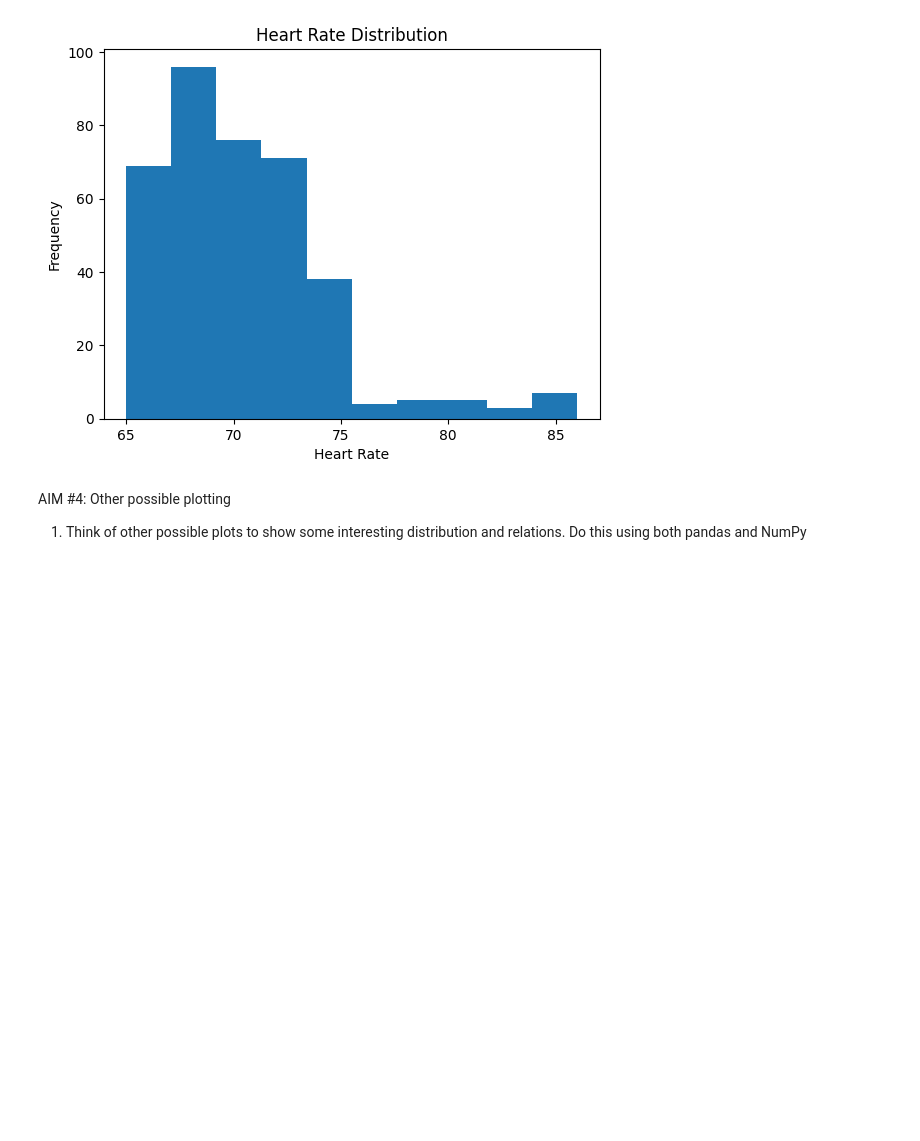
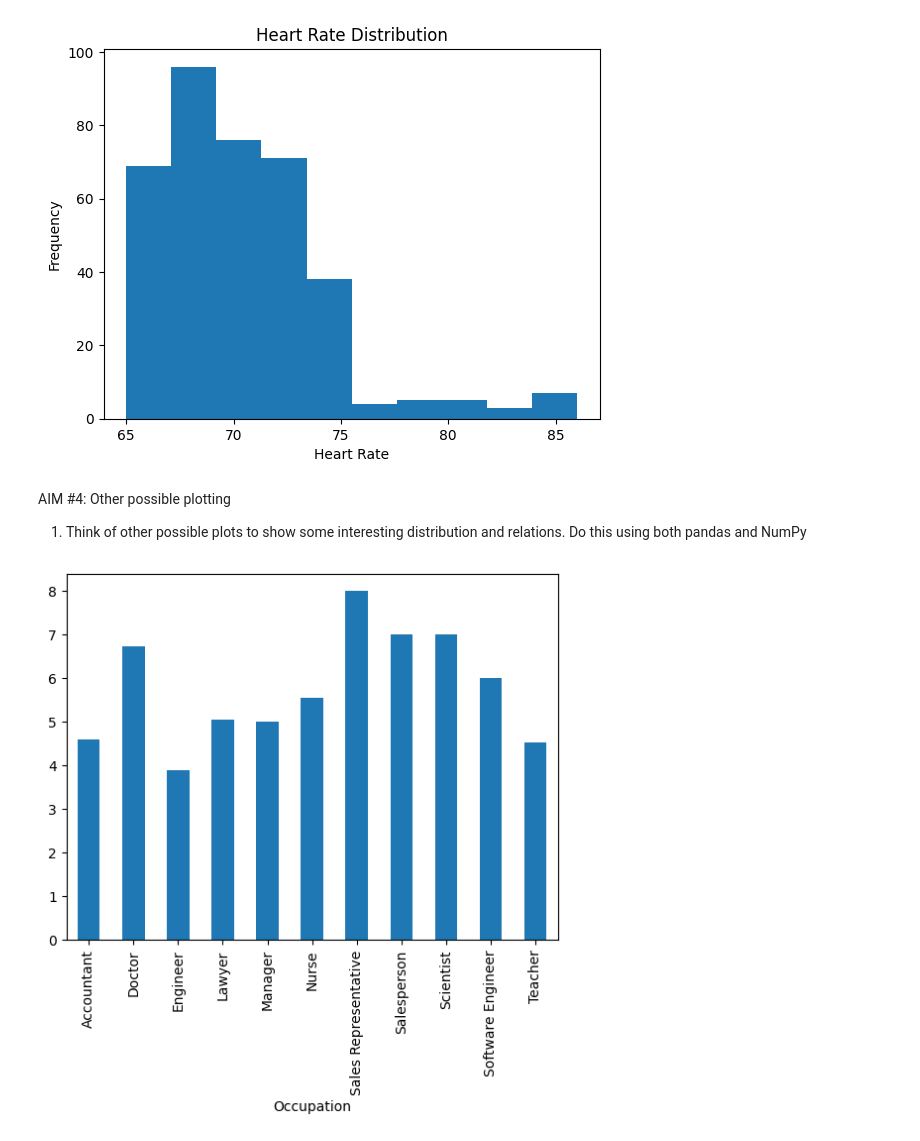
Before and after one commit to rocky-d/scse, a Jupyter notebook: exercise-non-graded/ngex6/ngex6.ipynb, the cells around one changed output. Saved outputs shown, nothing was run; the diff lists cells and outputs as text; code cells hidden in the pictures; blank space fills up the shorter version.

```diff
--- a/exercise-non-graded/ngex6/ngex6.ipynb
+++ b/exercise-non-graded/ngex6/ngex6.ipynb
@@ -224,3 +224,8 @@ plt.show()
 AIM #4: Other possible plotting
 
 1. Think of other possible plots to show some interesting distribution and relations. Do this using both pandas and NumPy
+# %%
+df.groupby('Occupation')['Stress Level'].mean().plot(kind='bar')
+plt.show()
+# %% [output]
+[figure, added]
```
Also changed, not shown: parts of 4 cells of this notebook.
